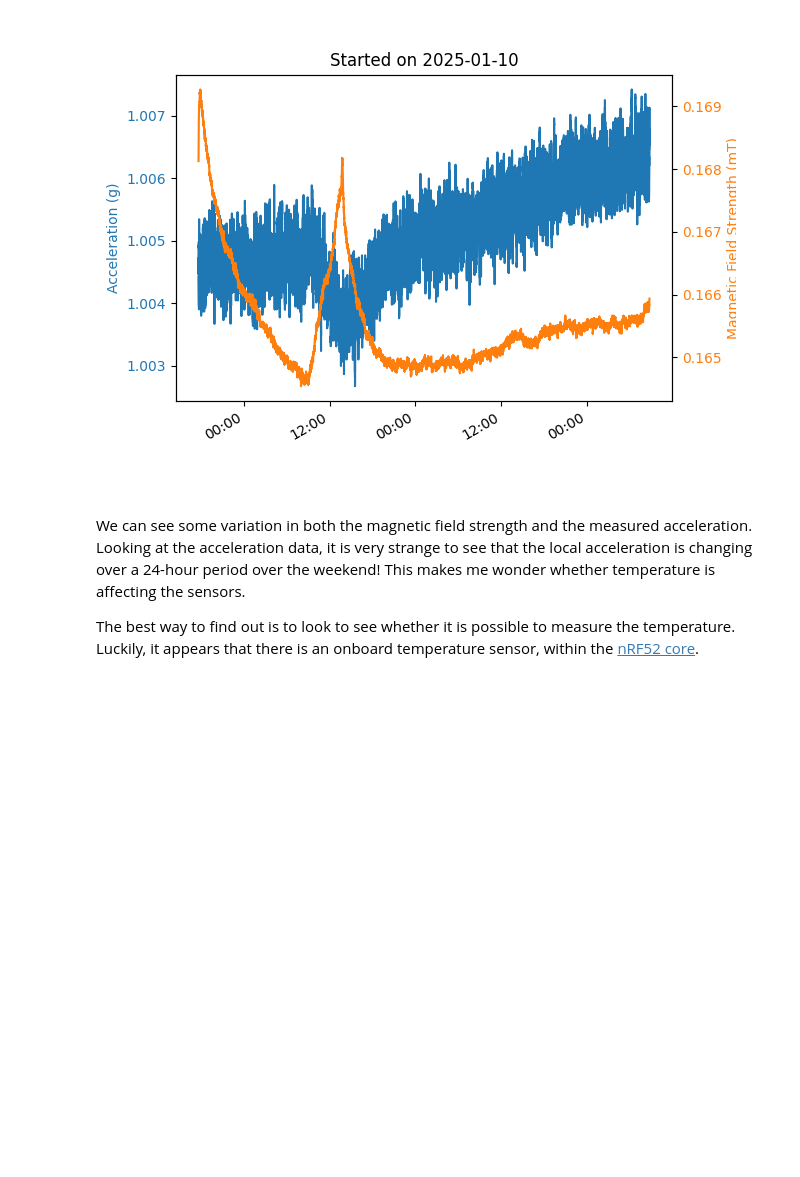
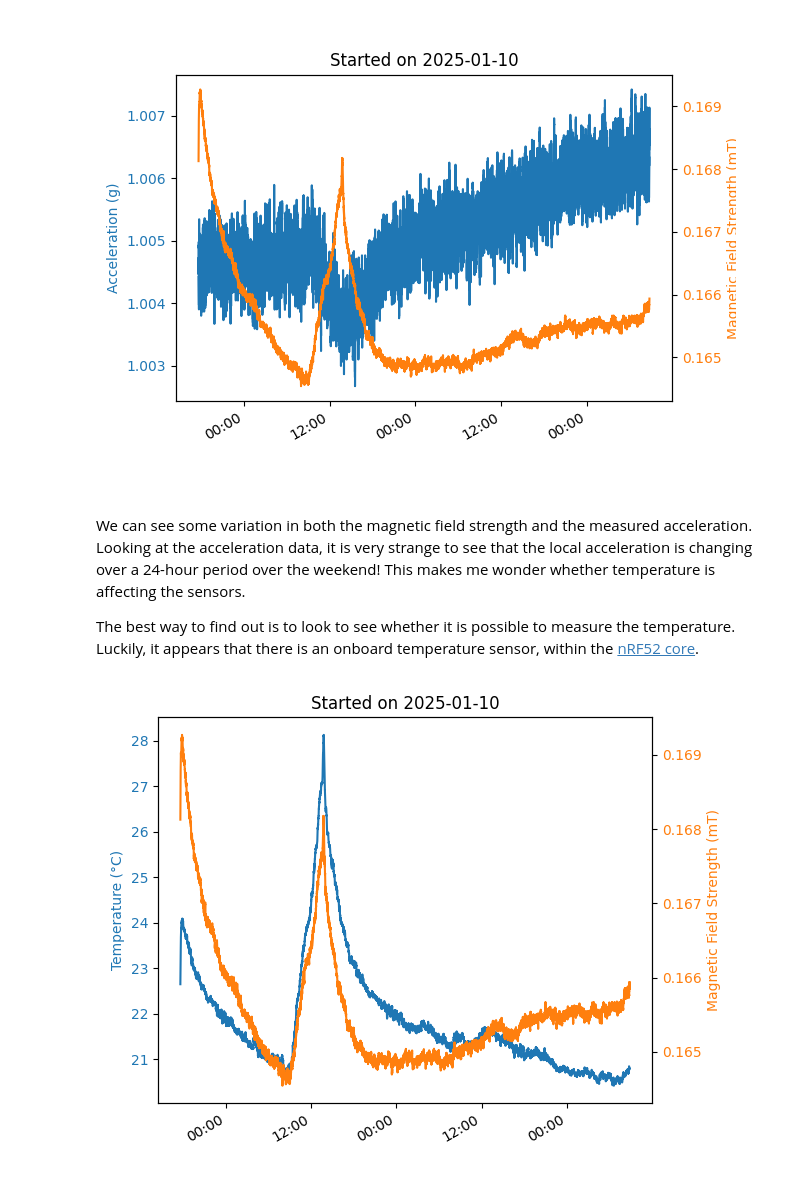
Before and after one commit to UltrasoundSam/micro_sensor, a Jupyter notebook: python/data_investigation.ipynb, the cells around one changed output. Cells and saved outputs as stored; diff of their text form; code cells hidden in the pictures; blank space fills up the shorter version.

```diff
--- a/python/data_investigation.ipynb
+++ b/python/data_investigation.ipynb
@@ -61,6 +61,7 @@ secs = np.ndarray(shape=(num_readings,), dtype='>d', buffer=buff, offset=0, stri
 aves = np.ndarray((num_readings,), '>B', buff, struct.calcsize('>d'), (reading_size,))
 acceleration = np.ndarray((num_readings,), '>3d', buff, struct.calcsize('>dB'), (reading_size,))
 magnetic = np.ndarray((num_readings,), '>3d', buff, struct.calcsize('>dB3d'), (reading_size,))
+temperature = np.ndarray((num_readings,), '>d', buff, struct.calcsize('>dB6d'), (reading_size,))
 
 # Convert elapsed seconds into a timestamp
 timestamp = np.array([dt.timedelta(seconds=sec) + timestamp_start
@@ -117,6 +118,7 @@ def moving_average(data: np_f, windowlength: int) -> np_f:
 win_length = 100
 averaged_mag = moving_average(magnetic_strength, windowlength=win_length)
 averaged_acc = moving_average(accel_strength, windowlength=win_length)
+averaged_temp = moving_average(temperature, windowlength=win_length)
 
 ave_slice = slice(win_length//2+10, -win_length//2-10)
 #ave_slice = slice(1000, -win_length//2)
@@ -140,3 +142,20 @@ fig2.autofmt_xdate()
 We can see some variation in both the magnetic field strength and the measured acceleration. Looking at the acceleration data, it is very strange to see that the local acceleration is changing over a 24-hour period over the weekend! This makes me wonder whether temperature is affecting the sensors.
 
 The best way to find out is to look to see whether it is possible to measure the temperature. Luckily, it appears that there is an onboard temperature sensor, within the [nRF52 core](https://tech.microbit.org/hardware/#temperature-sensing).
+# %%
+fig3, ax3a = plt.subplots()
+ax3a.plot(timestamp[ave_slice], averaged_temp[ave_slice], color='C0')
+ax3a.set_ylabel('Temperature (°C)', color='C0')
+ax3a.tick_params(axis='y', labelcolor='C0')
+ax3a.xaxis.set_major_formatter(plt_fmt)
+
+ax3b = ax3a.twinx()
+ax3b.plot(timestamp[ave_slice], averaged_mag[ave_slice]/1e6, color='C1')
+ax3b.set_ylabel('Magnetic Field Strength (mT)', color='C1')
+ax3b.tick_params(axis='y', labelcolor='C1')
+title = f'Started on {timestamp[mask][0].strftime('%Y-%m-%d')}'
+ax3b.set_title(title)
+fig3.autofmt_xdate()
+fig3.tight_layout()
+# %% [output]
+[figure, added]
```
Also changed, not shown: parts of 1 cell of this notebook.
